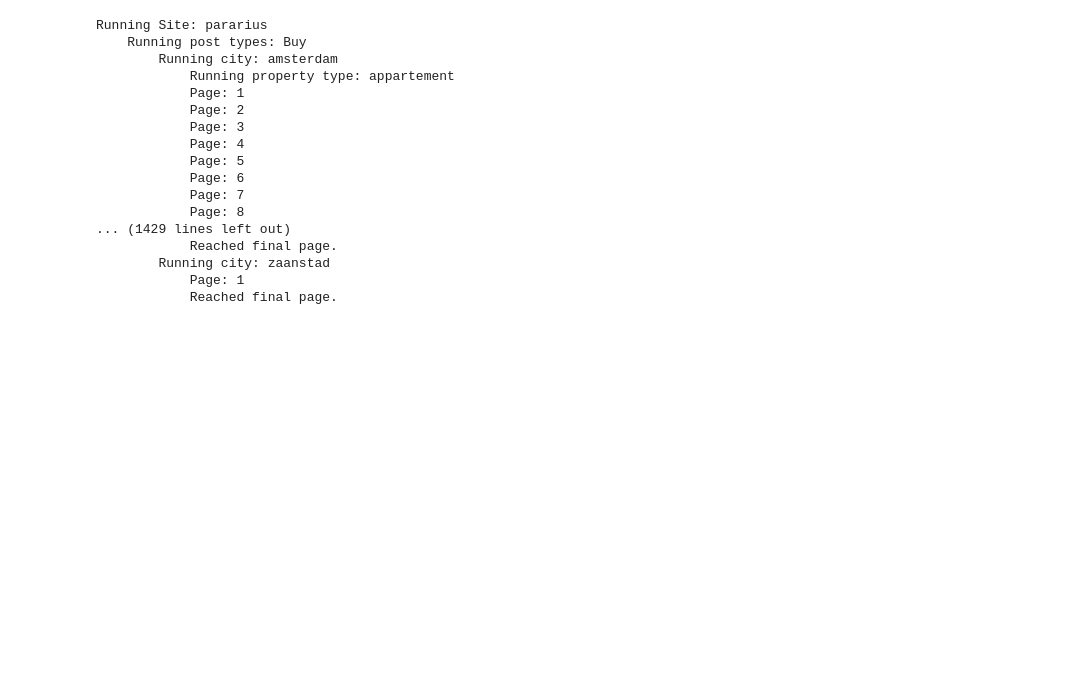
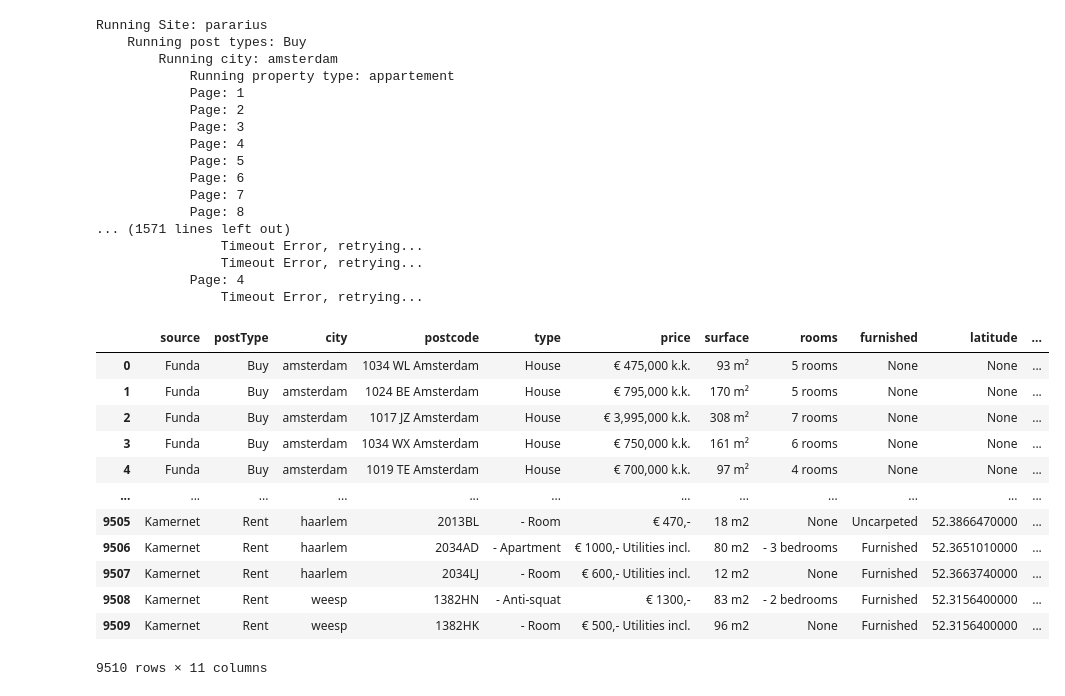
Before and after one commit to maufonsecasdfg/amsterdam_rent, a Jupyter notebook: scraper_running.ipynb, the cells around one changed output. Cells and saved outputs as stored; diff of their text form; code cells hidden in the pictures; blank space fills up the shorter version.

```diff
--- a/scraper_running.ipynb
+++ b/scraper_running.ipynb
@@ -10,7 +10,7 @@ import pandas as pd
 s = Scraper()
 # %%
 cities = ['amsterdam', 'amstelveen', 'diemen', 'zaandam', 'haarlem', 'weesp', 'ouderkerk-aan-de-amstel',
-          'ouder-amstel','uithoorn','aalsmeer','haarlemmermeer',
+          'uithoorn','aalsmeer','haarlemmermeer',
           'duivendrecht','hoofddorp','nieuw-vennep','badhoevedorp','zwanenburg',
           'bloemendaal', 'heemstede','zaanstad']
 sites = ['pararius','funda','kamernet']
@@ -30,9 +30,25 @@ Running Site: pararius
             Page: 6
             Page: 7
             Page: 8
-... (1429 lines left out)
-            Reached final page.
-        Running city: zaanstad
-            Page: 1
-            Reached final page.
+... (1571 lines left out)
+                Timeout Error, retrying...
+                Timeout Error, retrying...
+            Page: 4
+                Timeout Error, retrying...
+# %%
+s.properties
+# %% [output]
+|  | source | postType | city | postcode | type | price | surface | rooms | furnished | latitude | ... |
+| 0 | Funda | Buy | amsterdam | 1034 WL Amsterdam | House | € 475,000 k.k. | 93 m² | 5 rooms | None | None | ... |
+| 1 | Funda | Buy | amsterdam | 1024 BE Amsterdam | House | € 795,000 k.k. | 170 m² | 5 rooms | None | None | ... |
+| 2 | Funda | Buy | amsterdam | 1017 JZ Amsterdam | House | € 3,995,000 k.k. | 308 m² | 7 rooms | None | None | ... |
+| 3 | Funda | Buy | amsterdam | 1034 WX Amsterdam | House | € 750,000 k.k. | 161 m² | 6 rooms | None | None | ... |
+| 4 | Funda | Buy | amsterdam | 1019 TE Amsterdam | House | € 700,000 k.k. | 97 m² | 4 rooms | None | None | ... |
+| ... | ... | ... | ... | ... | ... | ... | ... | ... | ... | ... | ... |
+| 9505 | Kamernet | Rent | haarlem | 2013BL | - Room | € 470,- | 18 m2 | None | Uncarpeted | 52.3866470000 | ... |
+| 9506 | Kamernet | Rent | haarlem | 2034AD | - Apartment | € 1000,- Utilities incl. | 80 m2 | - 3 bedrooms | Furnished | 52.3651010000 | ... |
+| 9507 | Kamernet | Rent | haarlem | 2034LJ | - Room | € 600,- Utilities incl. | 12 m2 | None | Furnished | 52.3663740000 | ... |
+| 9508 | Kamernet | Rent | weesp | 1382HN | - Anti-squat | € 1300,- | 83 m2 | - 2 bedrooms | Furnished | 52.3156400000 | ... |
+| 9509 | Kamernet | Rent | weesp | 1382HK | - Room | € 500,- Utilities incl. | 96 m2 | None | Furnished | 52.3156400000 | ... |
+9510 rows × 11 columns
 # %%
```
Also changed, not shown: parts of 5 cells of this notebook, 10 other files.
